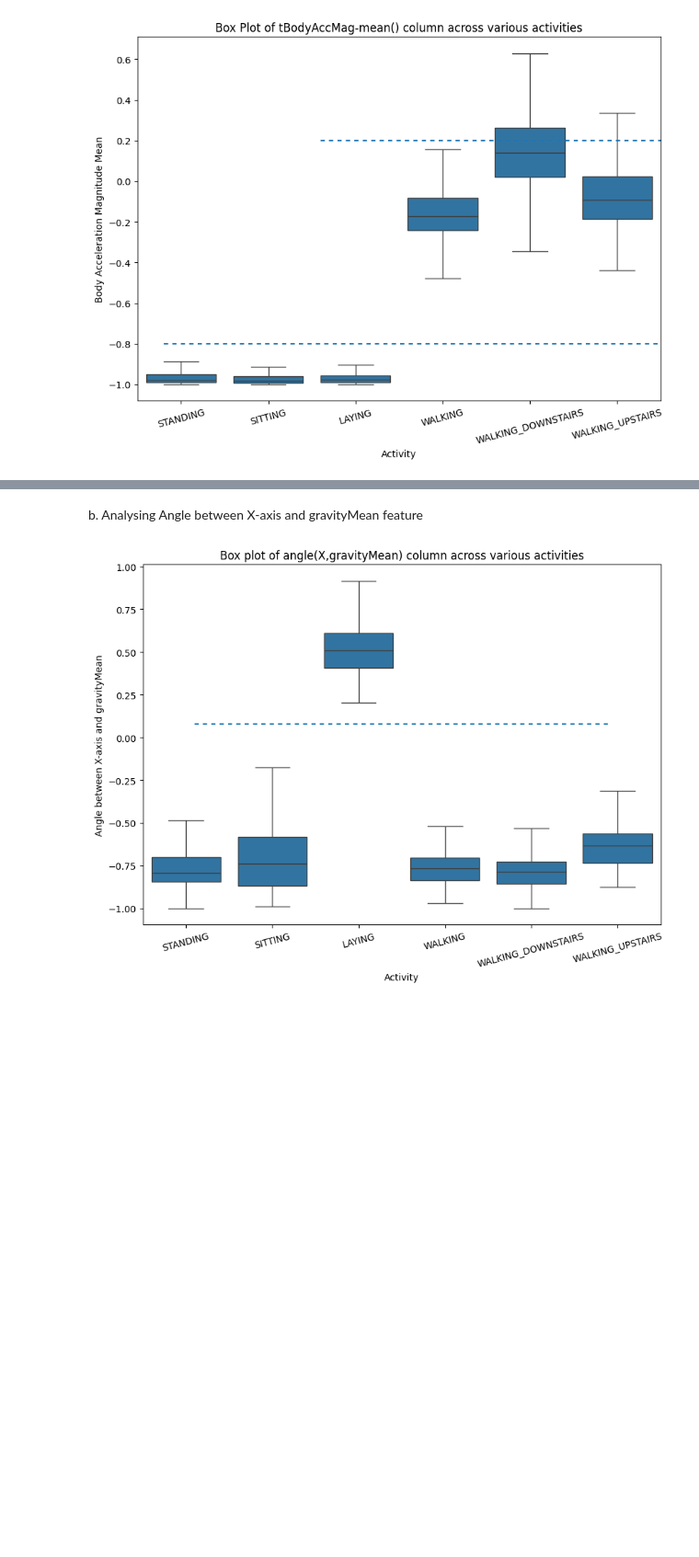
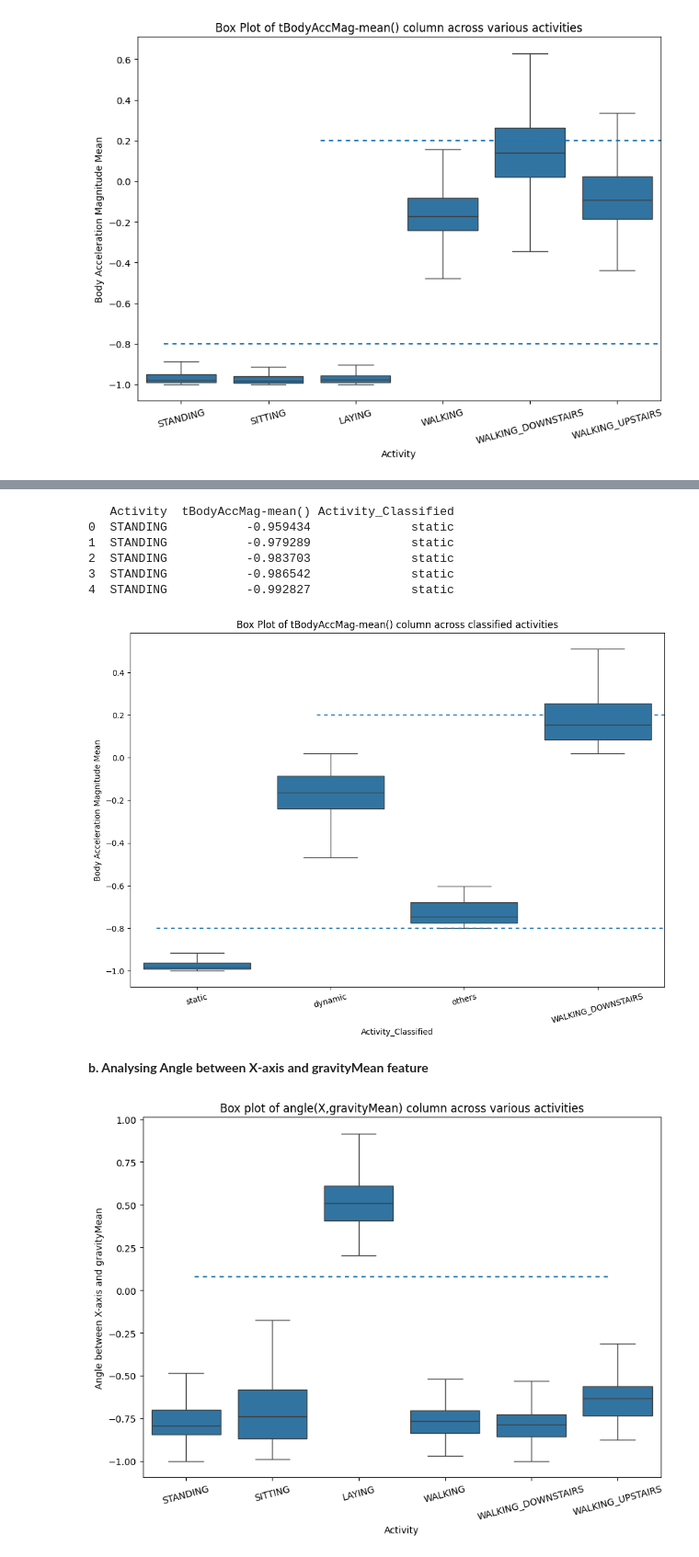
Before and after one commit to shubham8all/Human-Activity-Recognition-Using-Smartphone-Data, a Jupyter notebook: HumanActivityRecognition.ipynb, the cells around one changed output, grey strips where cells are left out. Shown at 92% size. Drawn from its saved outputs; the diff is of its cells as text; code cells hidden in the pictures; blank space fills up the shorter version.

```diff
--- a/HumanActivityRecognition.ipynb
+++ b/HumanActivityRecognition.ipynb
@@ -215,5 +245,41 @@ plt.show()
+# %%
+# Function to classify activities based on tBodyAccMag-mean()
+def classify_activity(tBodyAccMag_mean):
+    if tBodyAccMag_mean > 0.02:
+        return "WALKING_DOWNSTAIRS"
+    elif tBodyAccMag_mean <= -0.8:
+        return "static"
+    elif tBodyAccMag_mean >= -0.6:
+        return "dynamic"
+    else:
+        return "others"
+# %%
+# Applying the classification to the train dataset
+train['Activity_Classified'] = train['tBodyAccMag-mean()'].apply(classify_activity)
+
+# Display the classified activities
+print(train[['Activity', 'tBodyAccMag-mean()', 'Activity_Classified']].head())
+# %% [output]
+   Activity  tBodyAccMag-mean() Activity_Classified
+0  STANDING           -0.959434              static
+1  STANDING           -0.979289              static
+2  STANDING           -0.983703              static
+3  STANDING           -0.986542              static
+4  STANDING           -0.992827              static
+# %%
+# Box plot for tBodyAccMag-mean() across different activities
+plt.figure(figsize=(12, 8))
+sns.boxplot(x="Activity_Classified", y="tBodyAccMag-mean()", data=train, showfliers=False)
+plt.ylabel("Body Acceleration Magnitude Mean")
+plt.title("Box Plot of tBodyAccMag-mean() column across classified activities")
+plt.axhline(y=-0.8, xmin=0.05, dashes=(3, 3))
+plt.axhline(y=0.2, xmin=0.35, dashes=(3, 3))
+plt.xticks(rotation=15)
+plt.show()
+# %% [output]
+[figure, added]
 # %% [markdown]
-b. Analysing Angle between X-axis and gravityMean feature
+**b. Analysing Angle between X-axis and gravityMean feature**
 # %%
 plt.figure(figsize=(10,7))
 sns.boxplot(x='Activity', y='angle(X,gravityMean)', data=train, showfliers=False)
```
Also changed, not shown: parts of 16 cells of this notebook, 1 other file.
